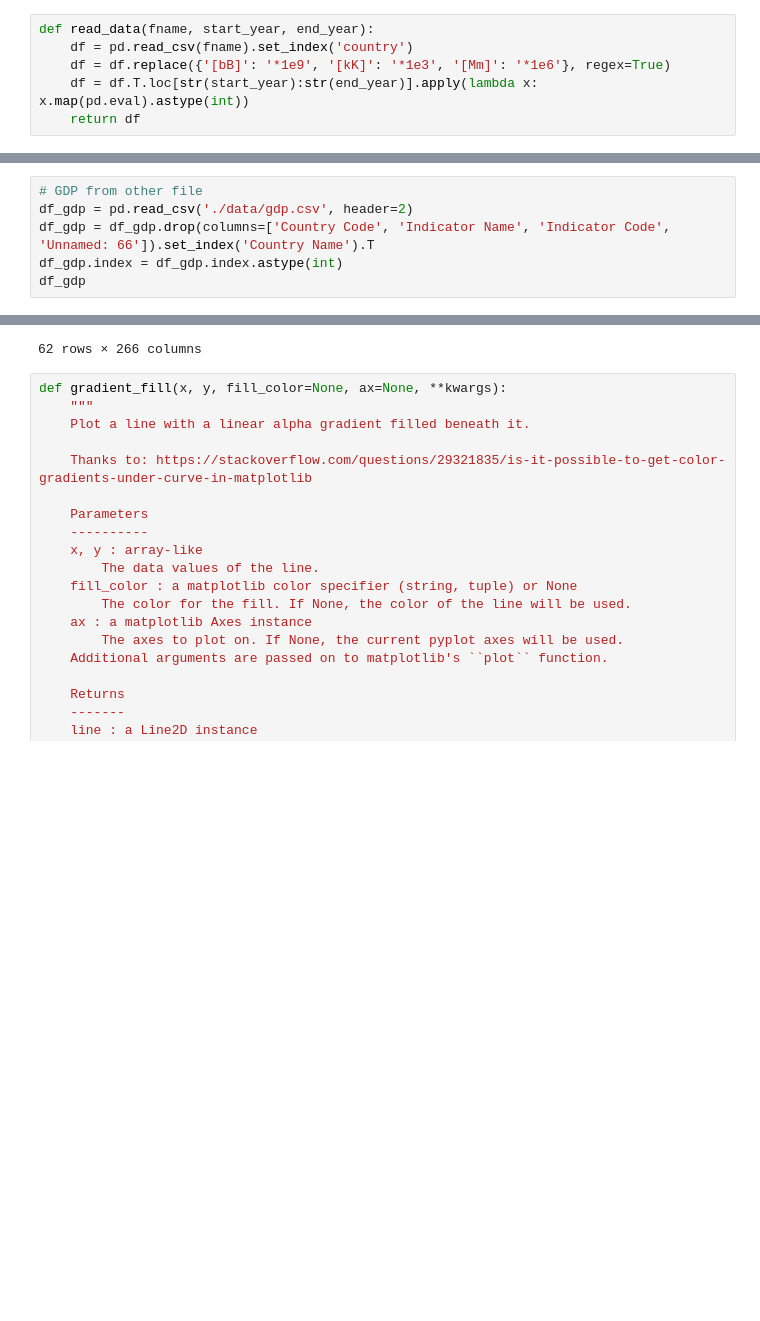
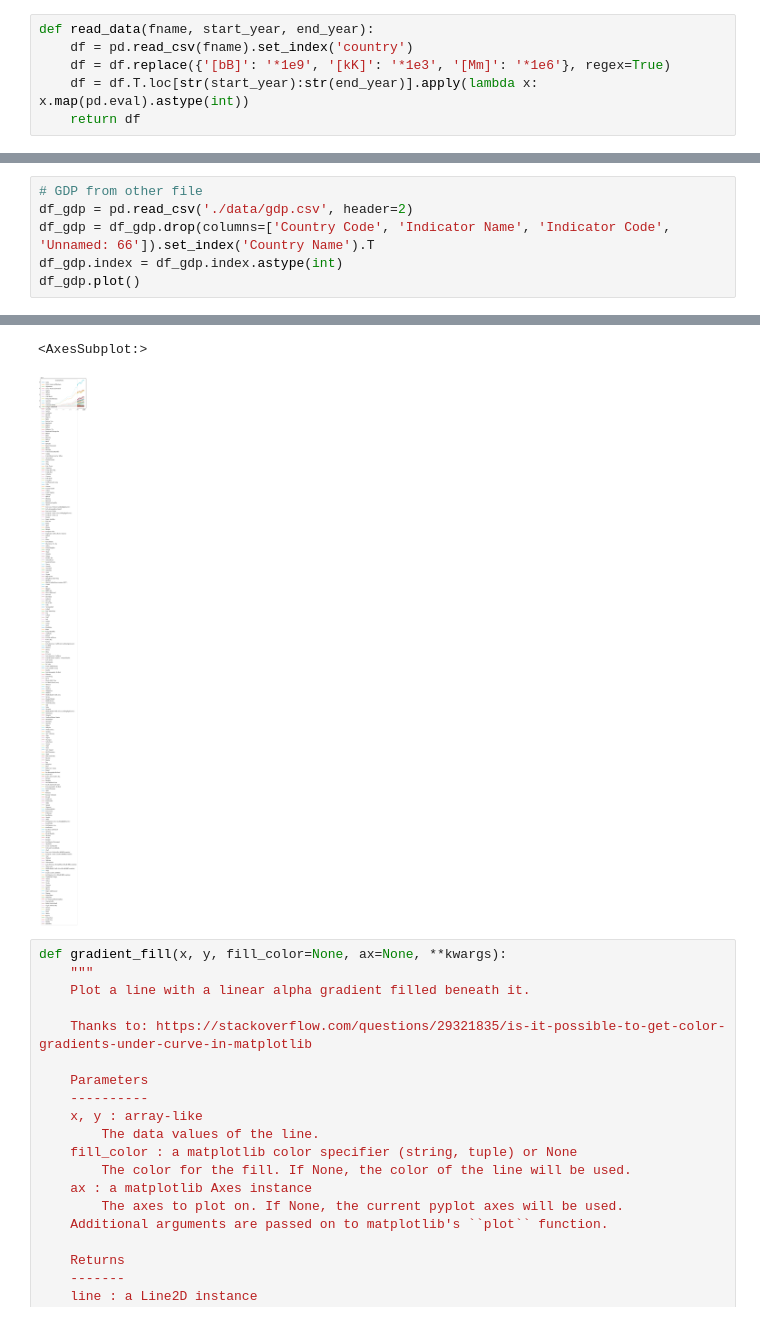
Before and after one commit to txemaotero/global_energy_consumtion, a Jupyter notebook: playing_with_data.ipynb, the cells around one changed output, grey strips where cells are left out. Cells and saved outputs as stored; diff of their text form; blank space fills up the shorter version.

```diff
--- a/playing_with_data.ipynb
+++ b/playing_with_data.ipynb
@@ -41,5 +85,5 @@ separated_df = {value: df_energy.pivot(columns='country', index='year', values=v
 df_gdp = pd.read_csv('./data/gdp.csv', header=2)
 df_gdp = df_gdp.drop(columns=['Country Code', 'Indicator Name', 'Indicator Code', 'Unnamed: 66']).set_index('Country Name').T
 df_gdp.index = df_gdp.index.astype(int)
-df_gdp
+df_gdp.plot()
 # %% [output]
@@ -58,4 +90,5 @@ df_gdp
-62 rows × 266 columns
+<AxesSubplot:>
+[figure, added]
 # %%
 def gradient_fill(x, y, fill_color=None, ax=None, **kwargs):
     """
```
Also changed, not shown: parts of 6 cells of this notebook, 1 other file.
